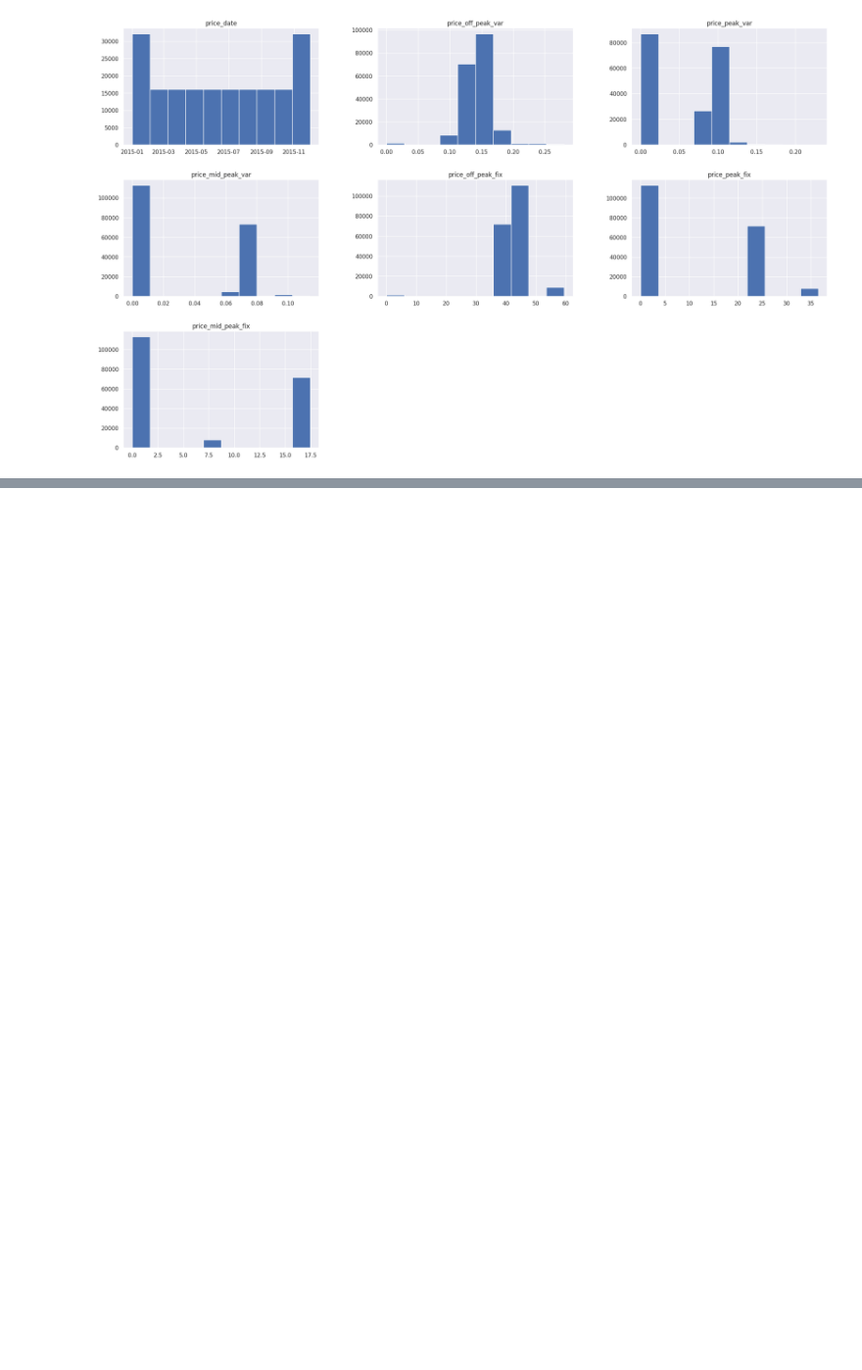
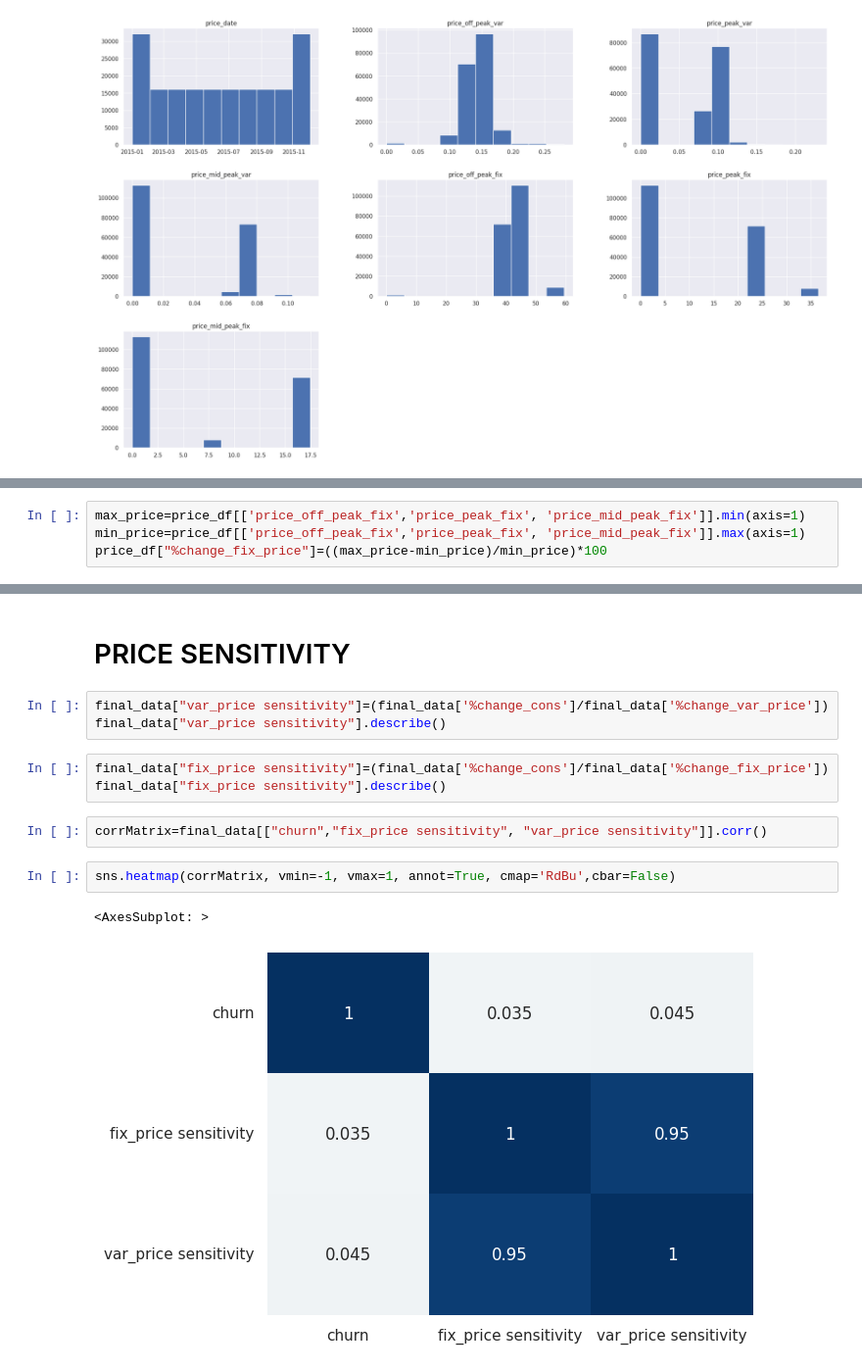
Before and after one commit to Swintabel/virtual_internship_bcg, a Jupyter notebook: the-forage.ipynb, the cells around one changed output, grey strips where cells are left out. Shown at 98% size. Drawn from its saved outputs; the diff is of its cells as text; blank space fills up the shorter version.

```diff
--- a/the-forage.ipynb
+++ b/the-forage.ipynb
@@ -397,2 +417,6 @@ price_df.hist(figsize=(25,15));
+# %%
+max_price=price_df[['price_off_peak_fix','price_peak_fix', 'price_mid_peak_fix']].min(axis=1)
+min_price=price_df[['price_off_peak_fix','price_peak_fix', 'price_mid_peak_fix']].max(axis=1)
+price_df["%change_fix_price"]=((max_price-min_price)/min_price)*100
 # %%
 final_data= pd.merge(client_df, price_df, on="id")
@@ -401,0 +454,15 @@ final_data.shape
+# %% [markdown]
+# PRICE SENSITIVITY
+# %%
+final_data["var_price sensitivity"]=(final_data['%change_cons']/final_data['%change_var_price'])
+final_data["var_price sensitivity"].describe()
+# %%
+final_data["fix_price sensitivity"]=(final_data['%change_cons']/final_data['%change_fix_price'])
+final_data["fix_price sensitivity"].describe()
+# %%
+corrMatrix=final_data[["churn","fix_price sensitivity", "var_price sensitivity"]].corr()
+# %%
+sns.heatmap(corrMatrix, vmin=-1, vmax=1, annot=True, cmap='RdBu',cbar=False)
+# %% [output]
+<AxesSubplot: >
+[figure, added]
```
Also changed, not shown: parts of 14 cells of this notebook.
